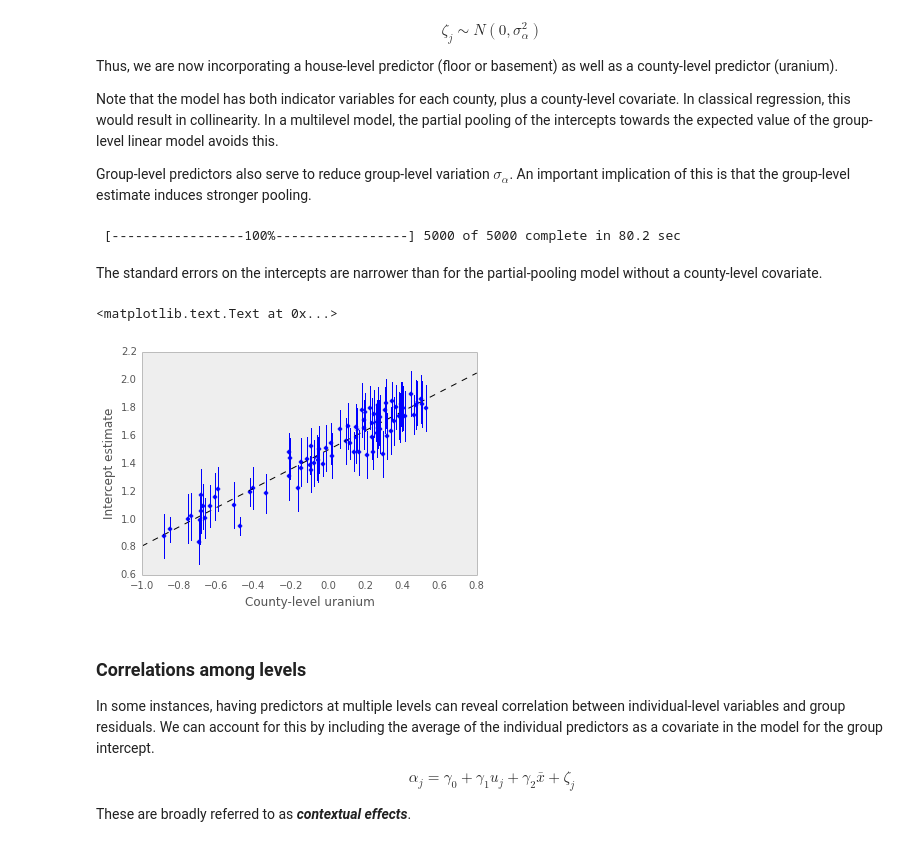
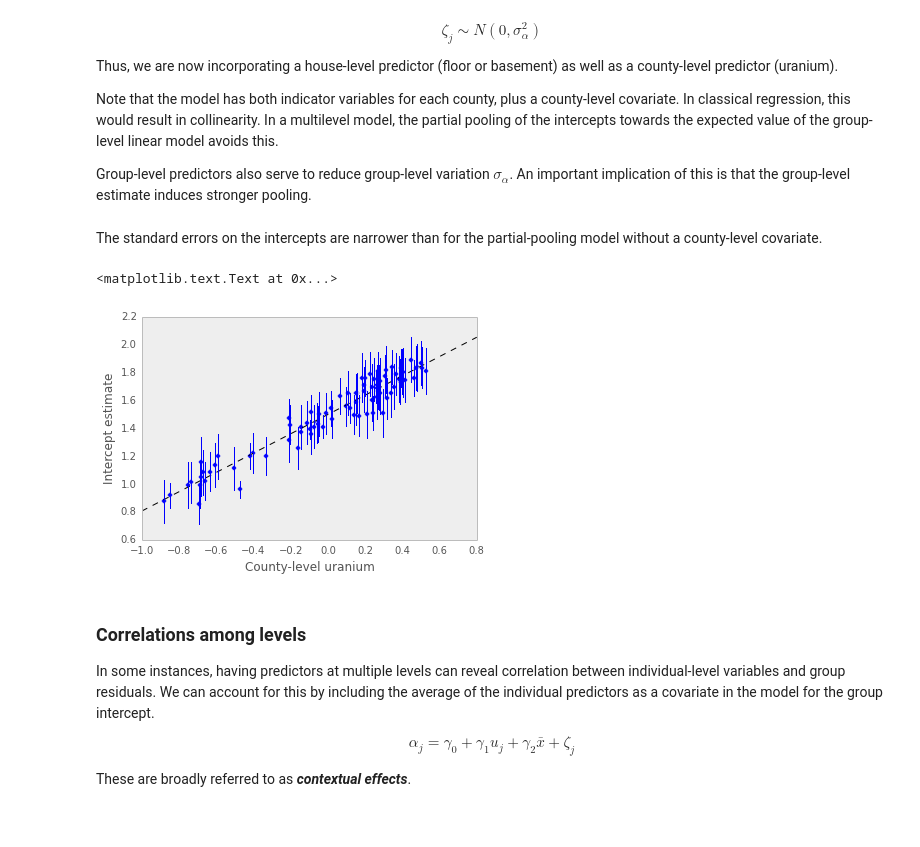
Before and after one commit to fonnesbeck/multilevel_modeling, a Jupyter notebook: multilevel_modeling.ipynb, the cells around one changed output. Drawn from its saved outputs; the diff is of its cells as text; code cells hidden in the pictures.

```diff
--- a/multilevel_modeling.ipynb
+++ b/multilevel_modeling.ipynb
@@ -438,7 +435,7 @@ forestplot(varying_slope_samples, vars=['b'])
 # %%
 xvals = np.arange(2)
-b = varying_slope_samples['a'].mean()
-m = varying_slope_samples['b'].mean(axis=0)
+b = varying_slope_samples['a'][0].mean()
+m = varying_slope_samples['b'][0].mean(axis=0)
 for mi in m:
     plt.plot(xvals, mi*xvals + b, 'bo-', alpha=0.4)
 xlim(-0.2, 1.2);
@@ -477,10 +474,8 @@ with Model() as varying_intercept_slope:
     # Data likelihood
     y_like = Normal('y_like', mu=y_hat, tau=tau_y, observed=log_radon)
 # %%
-from pymc import NUTS, psample, sample
-
 with varying_intercept_slope:
 
     step = NUTS()
 
-    both_varying_samples = sample(2000, step)
+    both_varying_samples = psample(2000, step)
@@ -495,7 +488,7 @@ forestplot(both_varying_samples, vars=['a','b'])
 # %%
 xvals = np.arange(2)
-b = both_varying_samples['a'].mean(axis=0)
-m = both_varying_samples['b'].mean(axis=0)
+b = both_varying_samples['a'][0].mean(axis=0)
+m = both_varying_samples['b'][0].mean(axis=0)
 for bi,mi in zip(b,m):
     plt.plot(xvals, mi*xvals + bi, 'bo-', alpha=0.4)
 xlim(-0.1, 1.1);
@@ -555,28 +548,26 @@ with hierarchical_intercept:
 
     step = NUTS()
 
-    hierarchical_samples = sample(5000, step)
+    hierarchical_samples = psample(2000, step)
-# %% [output]
- [-----------------100%-----------------] 5000 of 5000 complete in 80.2 sec
 # %% [markdown]
 The standard errors on the intercepts are narrower than for the partial-pooling model without a county-level covariate.
 # %%
 trace = hierarchical_samples[-1000:]
-a_means = trace['a'].mean(axis=0)
+a_means = trace['a'][0].mean(axis=0)
 plt.scatter(u, a_means)
-g0 = trace['gamma_0'].mean()
-g1 = trace['gamma_1'].mean()
+g0 = trace['gamma_0'][0].mean()
+g1 = trace['gamma_1'][0].mean()
 xvals = np.linspace(-1, 0.8)
 plt.plot(xvals, g0+g1*xvals, 'k--')
 xlim(-1, 0.8)
 
-a_se = trace['a'].std(axis=0)
+a_se = trace['a'][0].std(axis=0)
 for ui, m, se in zip(u, a_means, a_se):
     plt.plot([ui,ui], [m-se, m+se], 'b-')
 xlabel('County-level uranium'); ylabel('Intercept estimate')
 # %% [output]
 <matplotlib.text.Text at 0x...>
-[figure, old version]
+[figure, new version]
 # %% [markdown]
 ### Correlations among levels
 
```
Also changed, not shown: parts of 19 cells of this notebook.
